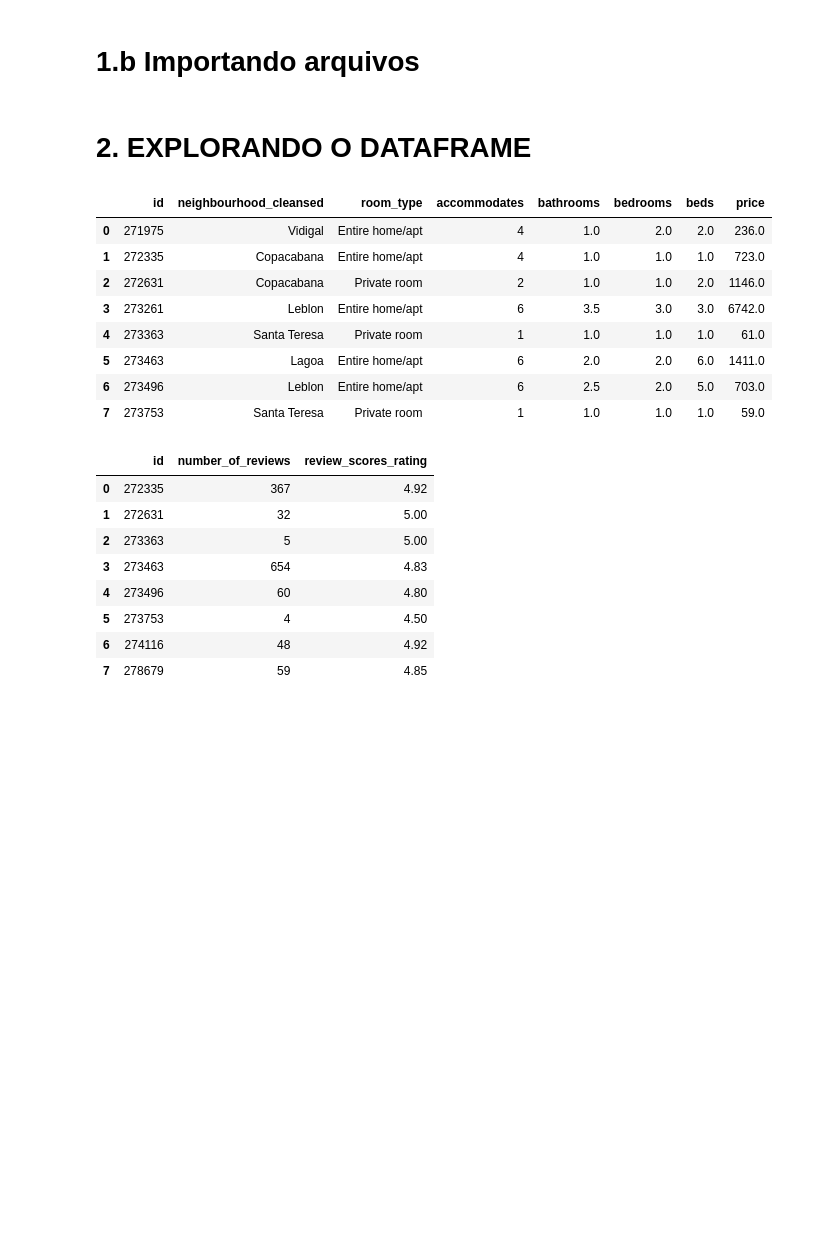
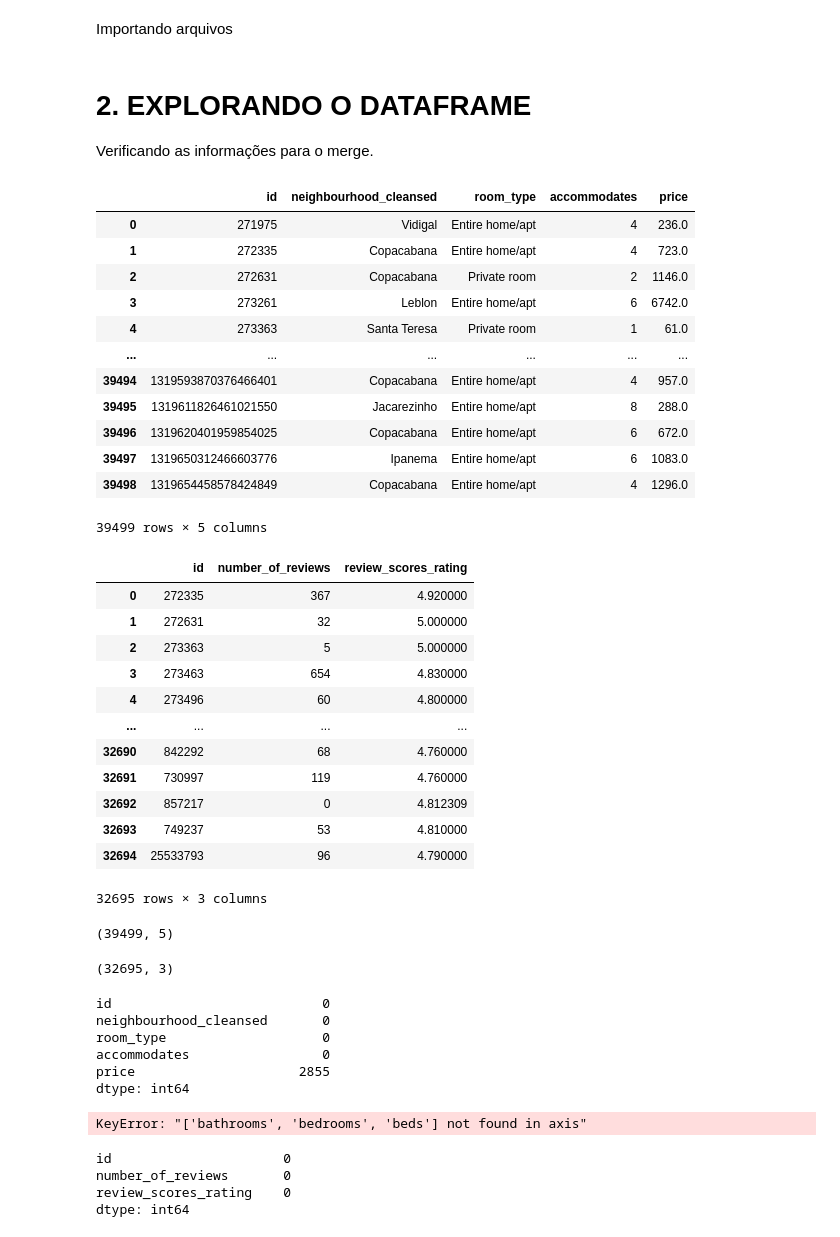
Before and after one commit to dingosin/analisedados, a Jupyter notebook: Aulas/analisedados.ipynb, the cells around one changed output. Cells and saved outputs as stored; diff of their text form; code cells hidden in the pictures; blank space fills up the shorter version.

```diff
--- a/Aulas/analisedados.ipynb
+++ b/Aulas/analisedados.ipynb
@@ -7,34 +6,72 @@ import pandas as pd
 import numpy as np
 import matplotlib.pyplot as plt
 # %% [markdown]
-# 1.b Importando arquivos
+Importando arquivos
 # %%
 df1= pd.read_csv("./listings_cleaned.csv", sep=",", header=0)
 # %%
 df2= pd.read_csv("./reviews.csv", sep=",", header=0)
 # %% [markdown]
 # 2. EXPLORANDO O DATAFRAME
+
+Verificando as informações para o merge.
 # %%
-df1.head(8)
+df1
 # %% [output]
-|  | id | neighbourhood_cleansed | room_type | accommodates | bathrooms | bedrooms | beds | price |
-| 0 | 271975 | Vidigal | Entire home/apt | 4 | 1.0 | 2.0 | 2.0 | 236.0 |
-| 1 | 272335 | Copacabana | Entire home/apt | 4 | 1.0 | 1.0 | 1.0 | 723.0 |
-| 2 | 272631 | Copacabana | Private room | 2 | 1.0 | 1.0 | 2.0 | 1146.0 |
-| 3 | 273261 | Leblon | Entire home/apt | 6 | 3.5 | 3.0 | 3.0 | 6742.0 |
-| 4 | 273363 | Santa Teresa | Private room | 1 | 1.0 | 1.0 | 1.0 | 61.0 |
-| 5 | 273463 | Lagoa | Entire home/apt | 6 | 2.0 | 2.0 | 6.0 | 1411.0 |
-| 6 | 273496 | Leblon | Entire home/apt | 6 | 2.5 | 2.0 | 5.0 | 703.0 |
-| 7 | 273753 | Santa Teresa | Private room | 1 | 1.0 | 1.0 | 1.0 | 59.0 |
+|  | id | neighbourhood_cleansed | room_type | accommodates | price |
+| 0 | 271975 | Vidigal | Entire home/apt | 4 | 236.0 |
+| 1 | 272335 | Copacabana | Entire home/apt | 4 | 723.0 |
+| 2 | 272631 | Copacabana | Private room | 2 | 1146.0 |
+| 3 | 273261 | Leblon | Entire home/apt | 6 | 6742.0 |
+| 4 | 273363 | Santa Teresa | Private room | 1 | 61.0 |
+| ... | ... | ... | ... | ... | ... |
+| 39494 | 1319593870376466401 | Copacabana | Entire home/apt | 4 | 957.0 |
+| 39495 | 1319611826461021550 | Jacarezinho | Entire home/apt | 8 | 288.0 |
+| 39496 | 1319620401959854025 | Copacabana | Entire home/apt | 6 | 672.0 |
+| 39497 | 1319650312466603776 | Ipanema | Entire home/apt | 6 | 1083.0 |
+| 39498 | 1319654458578424849 | Copacabana | Entire home/apt | 4 | 1296.0 |
+39499 rows × 5 columns
 # %%
-df2.head(8)
+df2
 # %% [output]
 |  | id | number_of_reviews | review_scores_rating |
-| 0 | 272335 | 367 | 4.92 |
-| 1 | 272631 | 32 | 5.00 |
-| 2 | 273363 | 5 | 5.00 |
-| 3 | 273463 | 654 | 4.83 |
-| 4 | 273496 | 60 | 4.80 |
-| 5 | 273753 | 4 | 4.50 |
-| 6 | 274116 | 48 | 4.92 |
-| 7 | 278679 | 59 | 4.85 |
+| 0 | 272335 | 367 | 4.920000 |
+| 1 | 272631 | 32 | 5.000000 |
+| 2 | 273363 | 5 | 5.000000 |
+| 3 | 273463 | 654 | 4.830000 |
+| 4 | 273496 | 60 | 4.800000 |
+| ... | ... | ... | ... |
+| 32690 | 842292 | 68 | 4.760000 |
+| 32691 | 730997 | 119 | 4.760000 |
+| 32692 | 857217 | 0 | 4.812309 |
+| 32693 | 749237 | 53 | 4.810000 |
+| 32694 | 25533793 | 96 | 4.790000 |
+32695 rows × 3 columns
+# %%
+df1.shape
+# %% [output]
+(39499, 5)
+# %%
+df2.shape
+# %% [output]
+(32695, 3)
+# %%
+df1.isnull().sum()
+# %% [output]
+id                           0
+neighbourhood_cleansed       0
+room_type                    0
+accommodates                 0
+price                     2855
+dtype: int64
+# %%
+df1.drop(['bathrooms', 'bedrooms', 'beds'], axis=1, inplace=True)
+# %% [output]
+KeyError: "['bathrooms', 'bedrooms', 'beds'] not found in axis"
+# %%
+df2.isnull().sum()
+# %% [output]
+id                      0
+number_of_reviews       0
+review_scores_rating    0
+dtype: int64
```
Also changed, not shown: parts of 23 cells of this notebook.
